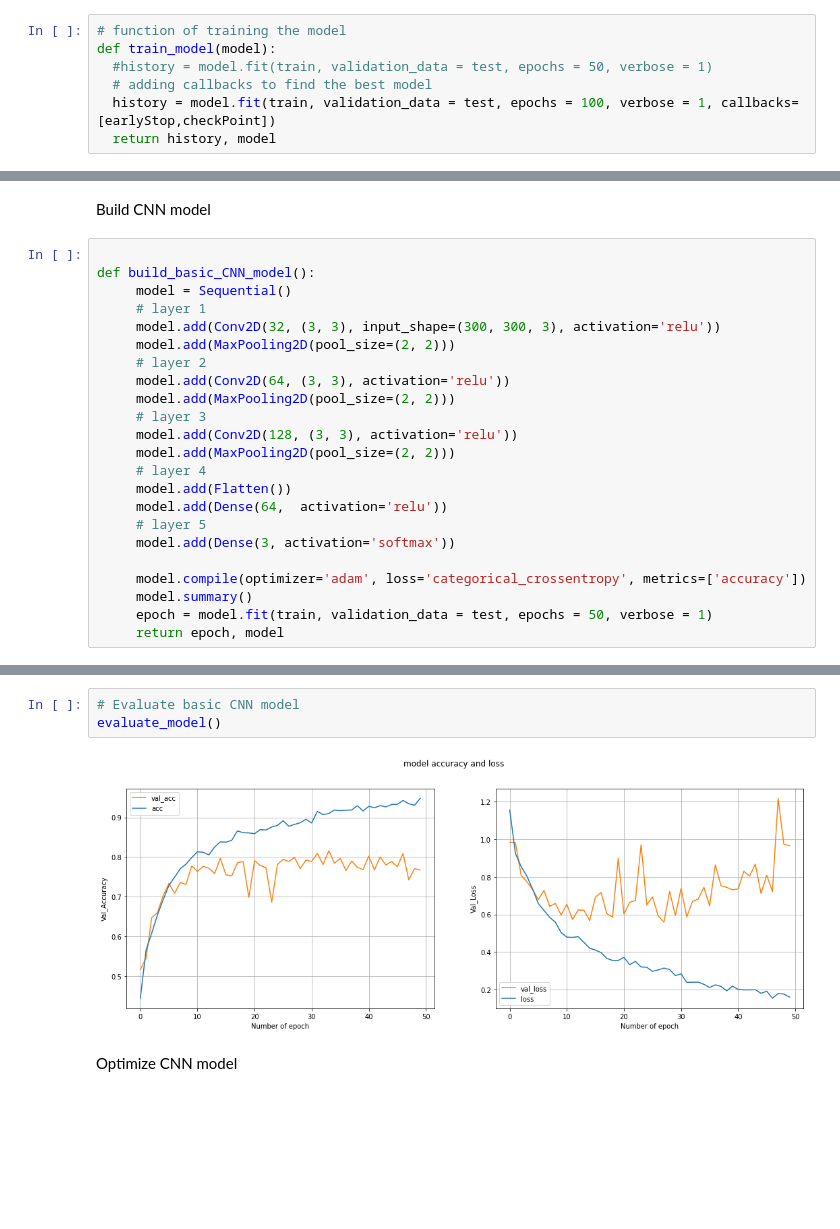
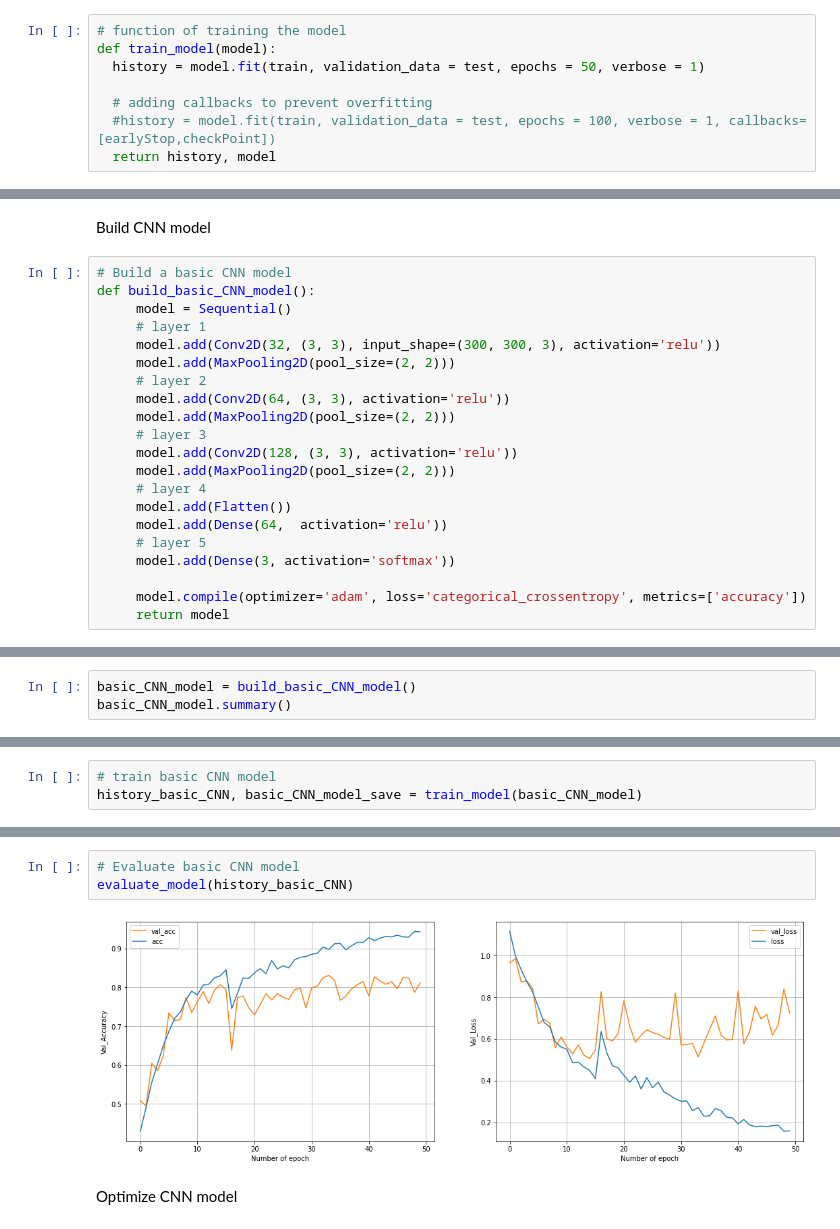
Before and after one commit to jerryzhuang0914/ImageClassification, a Jupyter notebook: train_tensorflow.ipynb, the cells around one changed output, grey strips where cells are left out. Drawn from its saved outputs; the diff is of its cells as text; blank space fills up the shorter version.

```diff
--- a/train_tensorflow.ipynb
+++ b/train_tensorflow.ipynb
@@ -118,9 +137,10 @@ Functions of training, evaluating and saving the models
 # %%
 # function of training the model
 def train_model(model):
-  #history = model.fit(train, validation_data = test, epochs = 50, verbose = 1)
-  # adding callbacks to find the best model
-  history = model.fit(train, validation_data = test, epochs = 100, verbose = 1, callbacks=[earlyStop,checkPoint])
+  history = model.fit(train, validation_data = test, epochs = 50, verbose = 1)
+
+  # adding callbacks to prevent overfitting
+  #history = model.fit(train, validation_data = test, epochs = 100, verbose = 1, callbacks=[earlyStop,checkPoint])
   return history, model
 # %%
 # function of evaluating the model
@@ -215,7 +236,7 @@ Model Saved Successfully.
 # %% [markdown]
 Build CNN model
 # %%
-
+# Build a basic CNN model
 def build_basic_CNN_model():
      model = Sequential()
      # layer 1
@@ -234,6 +255,4 @@ def build_basic_CNN_model():
      model.add(Dense(3, activation='softmax'))
 
      model.compile(optimizer='adam', loss='categorical_crossentropy', metrics=['accuracy'])
-     model.summary()
-     epoch = model.fit(train, validation_data = test, epochs = 50, verbose = 1)
-     return epoch, model
+     return model
@@ -260,0 +259,3 @@ Epoch 50/50
+# %%
+basic_CNN_model = build_basic_CNN_model()
+basic_CNN_model.summary()
@@ -260,0 +280,3 @@ Epoch 50/50
+# %%
+# train basic CNN model
+history_basic_CNN, basic_CNN_model_save = train_model(basic_CNN_model)
@@ -261,8 +301,8 @@ Epoch 50/50
 # %%
 # Evaluate basic CNN model
-evaluate_model()
+evaluate_model(history_basic_CNN)
 # %% [output]
-[figure, old version]
+[figure, new version]
 # %% [markdown]
 Optimize CNN model
 # %%
```
Also changed, not shown: parts of 84 cells of this notebook, 3 other files.
